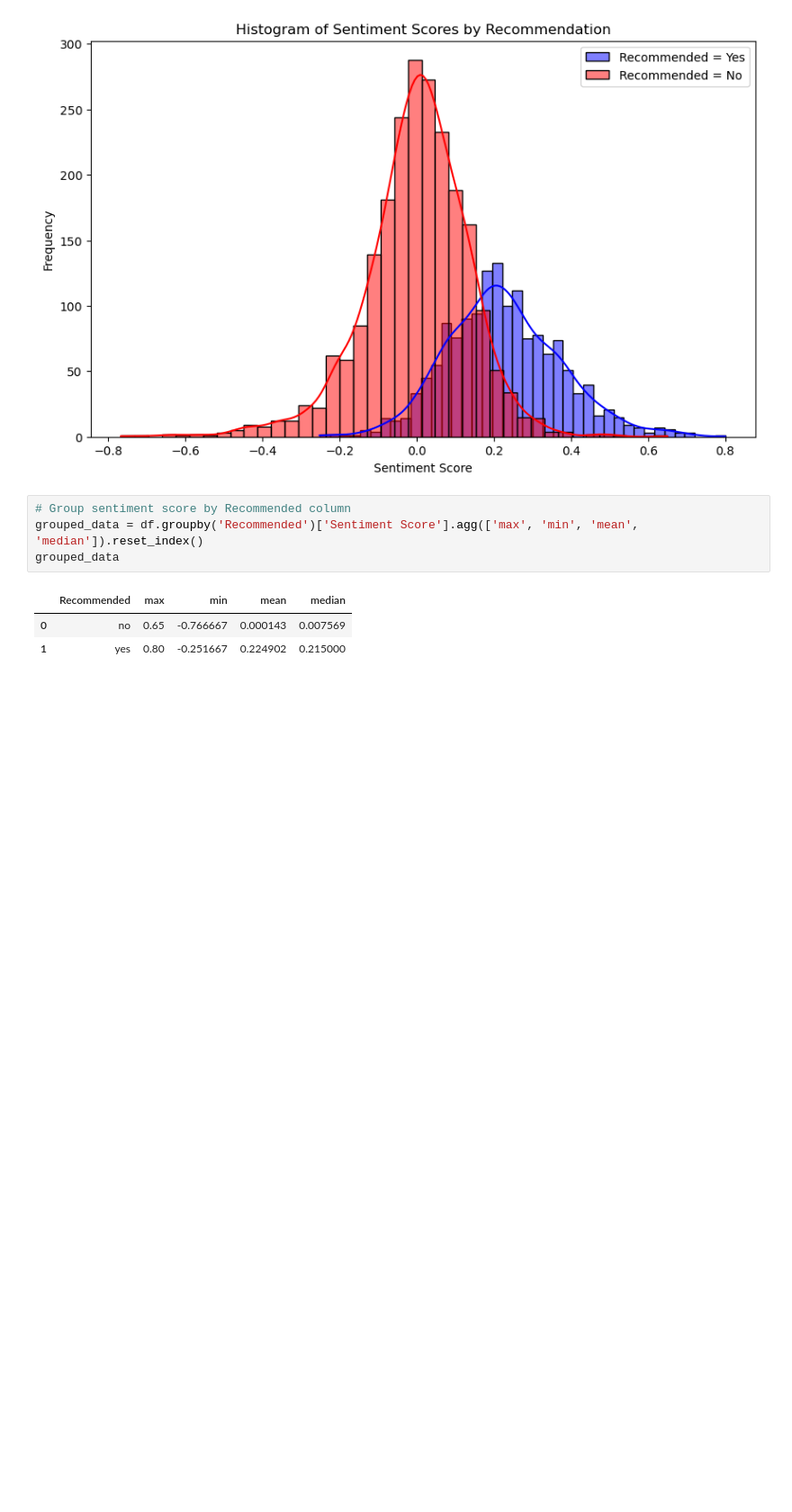
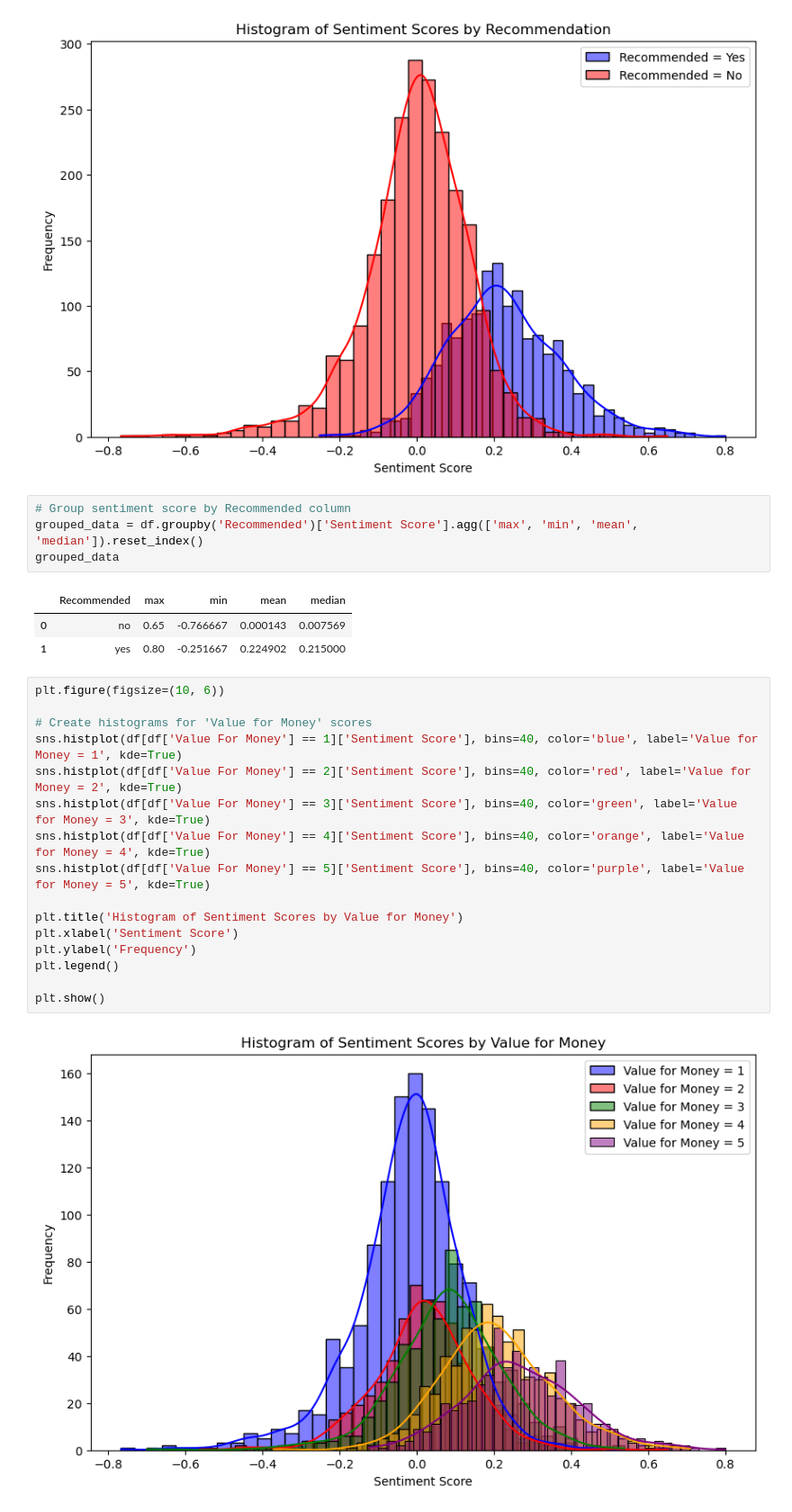
Before and after one commit to MarkPhamm/British-Airway, a Jupyter notebook: Sentiment_Analysis.ipynb, the cells around one changed output. Shown at 90% size. Cells and saved outputs as stored; diff of their text form; blank space fills up the shorter version.

Commit message:
code sentiment analysi

```diff
--- a/Sentiment_Analysis.ipynb
+++ b/Sentiment_Analysis.ipynb
@@ -276,3 +277,21 @@ grouped_data
 |  | Recommended | max | min | mean | median |
 | 0 | no | 0.65 | -0.766667 | 0.000143 | 0.007569 |
 | 1 | yes | 0.80 | -0.251667 | 0.224902 | 0.215000 |
+# %%
+plt.figure(figsize=(10, 6))
+
+# Create histograms for 'Value for Money' scores
+sns.histplot(df[df['Value For Money'] == 1]['Sentiment Score'], bins=40, color='blue', label='Value for Money = 1', kde=True)
+sns.histplot(df[df['Value For Money'] == 2]['Sentiment Score'], bins=40, color='red', label='Value for Money = 2', kde=True)
+sns.histplot(df[df['Value For Money'] == 3]['Sentiment Score'], bins=40, color='green', label='Value for Money = 3', kde=True)
+sns.histplot(df[df['Value For Money'] == 4]['Sentiment Score'], bins=40, color='orange', label='Value for Money = 4', kde=True)
+sns.histplot(df[df['Value For Money'] == 5]['Sentiment Score'], bins=40, color='purple', label='Value for Money = 5', kde=True)
+
+plt.title('Histogram of Sentiment Scores by Value for Money')
+plt.xlabel('Sentiment Score')
+plt.ylabel('Frequency')
+plt.legend()
+
+plt.show()
+# %% [output]
+[figure, added]
```
Also changed, not shown: parts of 2 cells of this notebook, 1 other file.
